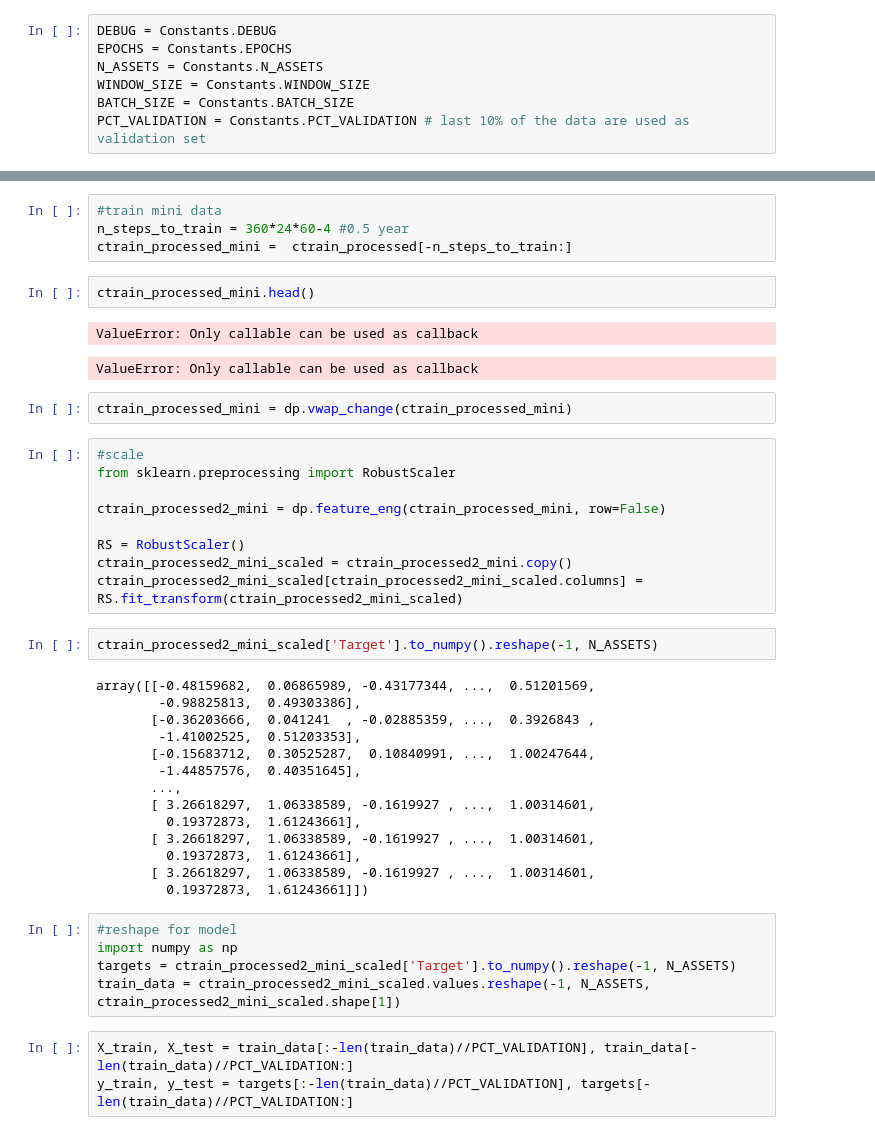
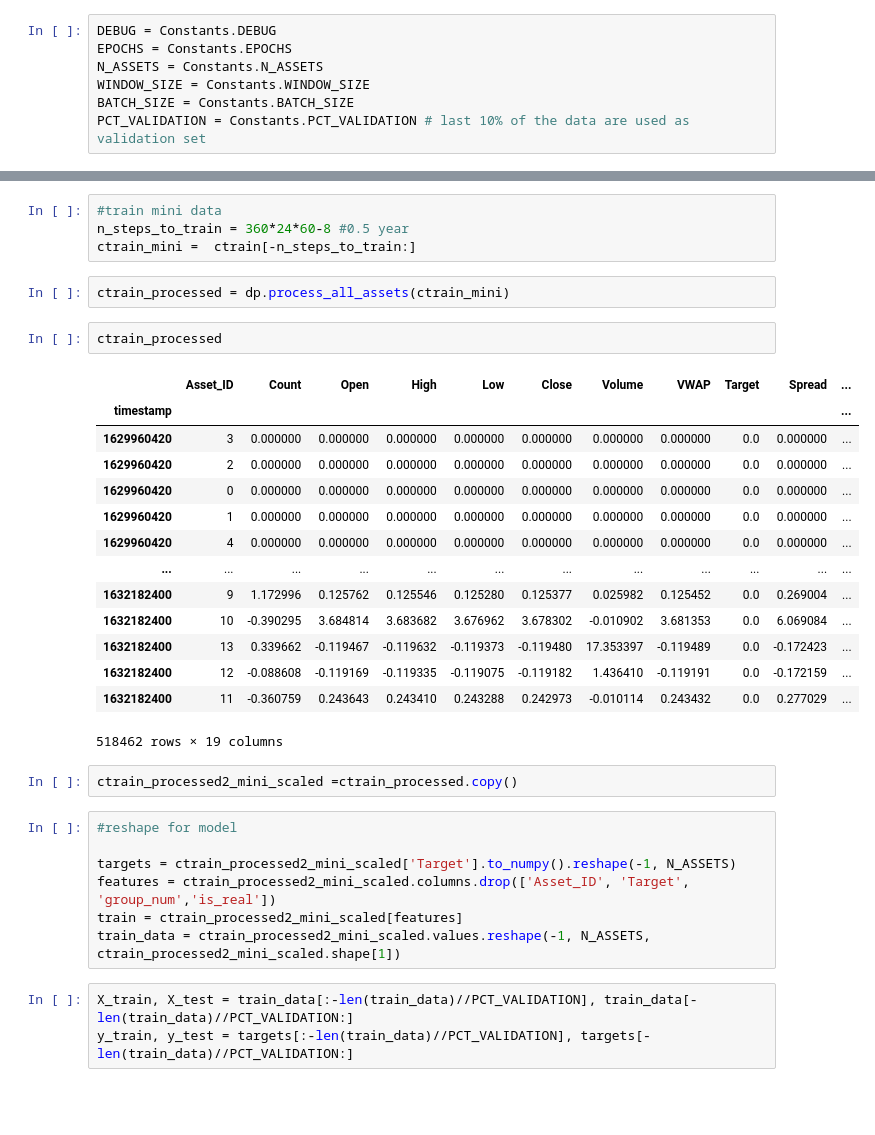
Before and after one commit to ayman-mezghani/ml4f-project, a Jupyter notebook: LSTM.ipynb, the cells around one changed output, grey strips where cells are left out. Drawn from its saved outputs; the diff is of its cells as text; blank space fills up the shorter version.

```diff
--- a/LSTM.ipynb
+++ b/LSTM.ipynb
@@ -72,43 +42,34 @@ ctrain_processed = dp.process_all_assets(ctrain)
 # %%
 #train mini data
-n_steps_to_train = 360*24*60-4 #0.5 year
-ctrain_processed_mini =  ctrain_processed[-n_steps_to_train:]
+n_steps_to_train = 360*24*60-8 #0.5 year
+ctrain_mini =  ctrain[-n_steps_to_train:]
-# %%
-ctrain_processed_mini.head()
-# %% [output]
-ValueError: Only callable can be used as callback
-ValueError: Only callable can be used as callback
-# %%
-ctrain_processed_mini = dp.vwap_change(ctrain_processed_mini)
-# %%
-#scale
-from sklearn.preprocessing import RobustScaler
-
-ctrain_processed2_mini = dp.feature_eng(ctrain_processed_mini, row=False)
-
-RS = RobustScaler()
-ctrain_processed2_mini_scaled = ctrain_processed2_mini.copy()
-ctrain_processed2_mini_scaled[ctrain_processed2_mini_scaled.columns] = RS.fit_transform(ctrain_processed2_mini_scaled)
-# %%
-ctrain_processed2_mini_scaled['Target'].to_numpy().reshape(-1, N_ASSETS)
-# %% [output]
-array([[-0.48159682,  0.06865989, -0.43177344, ...,  0.51201569,
-        -0.98825813,  0.49303386],
-       [-0.36203666,  0.041241  , -0.02885359, ...,  0.3926843 ,
-        -1.41002525,  0.51203353],
-       [-0.15683712,  0.30525287,  0.10840991, ...,  1.00247644,
-        -1.44857576,  0.40351645],
-       ...,
-       [ 3.26618297,  1.06338589, -0.1619927 , ...,  1.00314601,
-         0.19372873,  1.61243661],
-       [ 3.26618297,  1.06338589, -0.1619927 , ...,  1.00314601,
-         0.19372873,  1.61243661],
-       [ 3.26618297,  1.06338589, -0.1619927 , ...,  1.00314601,
-         0.19372873,  1.61243661]])
+# %%
+ctrain_processed = dp.process_all_assets(ctrain_mini)
+# %%
+ctrain_processed
+# %% [output]
+|  | Asset_ID | Count | Open | High | Low | Close | Volume | VWAP | Target | Spread | ... |
+| timestamp |  |  |  |  |  |  |  |  |  |  | ... |
+| 1629960420 | 3 | 0.000000 | 0.000000 | 0.000000 | 0.000000 | 0.000000 | 0.000000 | 0.000000 | 0.0 | 0.000000 | ... |
+| 1629960420 | 2 | 0.000000 | 0.000000 | 0.000000 | 0.000000 | 0.000000 | 0.000000 | 0.000000 | 0.0 | 0.000000 | ... |
+| 1629960420 | 0 | 0.000000 | 0.000000 | 0.000000 | 0.000000 | 0.000000 | 0.000000 | 0.000000 | 0.0 | 0.000000 | ... |
+| 1629960420 | 1 | 0.000000 | 0.000000 | 0.000000 | 0.000000 | 0.000000 | 0.000000 | 0.000000 | 0.0 | 0.000000 | ... |
+| 1629960420 | 4 | 0.000000 | 0.000000 | 0.000000 | 0.000000 | 0.000000 | 0.000000 | 0.000000 | 0.0 | 0.000000 | ... |
+| ... | ... | ... | ... | ... | ... | ... | ... | ... | ... | ... | ... |
+| 1632182400 | 9 | 1.172996 | 0.125762 | 0.125546 | 0.125280 | 0.125377 | 0.025982 | 0.125452 | 0.0 | 0.269004 | ... |
+| 1632182400 | 10 | -0.390295 | 3.684814 | 3.683682 | 3.676962 | 3.678302 | -0.010902 | 3.681353 | 0.0 | 6.069084 | ... |
+| 1632182400 | 13 | 0.339662 | -0.119467 | -0.119632 | -0.119373 | -0.119480 | 17.353397 | -0.119489 | 0.0 | -0.172423 | ... |
+| 1632182400 | 12 | -0.088608 | -0.119169 | -0.119335 | -0.119075 | -0.119182 | 1.436410 | -0.119191 | 0.0 | -0.172159 | ... |
+| 1632182400 | 11 | -0.360759 | 0.243643 | 0.243410 | 0.243288 | 0.242973 | -0.010114 | 0.243432 | 0.0 | 0.277029 | ... |
+518462 rows × 19 columns
+# %%
+ctrain_processed2_mini_scaled =ctrain_processed.copy()
 # %%
 #reshape for model
-import numpy as np
+
 targets = ctrain_processed2_mini_scaled['Target'].to_numpy().reshape(-1, N_ASSETS)
+features = ctrain_processed2_mini_scaled.columns.drop(['Asset_ID', 'Target', 'group_num','is_real'])
+train = ctrain_processed2_mini_scaled[features]
 train_data = ctrain_processed2_mini_scaled.values.reshape(-1, N_ASSETS, ctrain_processed2_mini_scaled.shape[1])
 # %%
 X_train, X_test = train_data[:-len(train_data)//PCT_VALIDATION], train_data[-len(train_data)//PCT_VALIDATION:]
```
Also changed, not shown: parts of 25 cells of this notebook, 3 other files.
